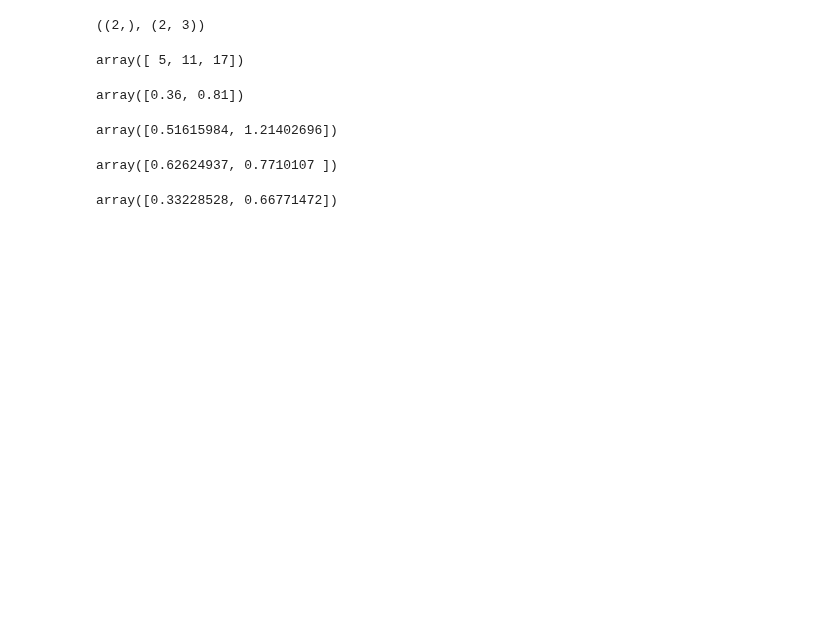
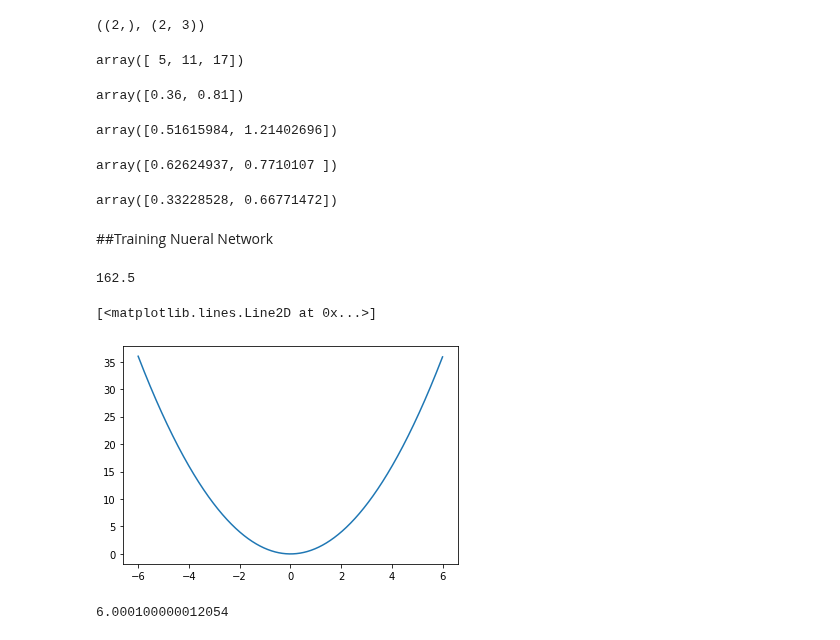
Before and after one commit to ywchiu/tibamedl, a Jupyter notebook: Demo20200314.ipynb, the cells around one changed output. Drawn from its saved outputs; the diff is of its cells as text; code cells hidden in the pictures; blank space fills up the shorter version.

```diff
--- a/Demo20200314.ipynb
+++ b/Demo20200314.ipynb
@@ -589,3 +589,5 @@ def softmax_function(x):
 softmax_function(y)
 # %% [output]
 array([0.33228528, 0.66771472])
+# %% [markdown]
+##Training Nueral Network
@@ -591,0 +597,6 @@ array([0.33228528, 0.66771472])
+# %%
+y = np.array([20,30])
+y_hat = np.array([10,15])
+mean_squared_err(y_hat, y)
+# %% [output]
+162.5
@@ -591,0 +607,10 @@ array([0.33228528, 0.66771472])
+# %%
+def func(x):
+  return x ** 2
+# %%
+x = np.arange(-6,6, 0.01)
+y= func(x)
+plt.plot(x,y)
+# %% [output]
+[<matplotlib.lines.Line2D at 0x...>]
+[figure, added]
@@ -591,0 +621,4 @@ array([0.33228528, 0.66771472])
+# %%
+dfunc(func, 3)
+# %% [output]
+6.000100000012054
```
Also changed, not shown: parts of 47 cells of this notebook.
